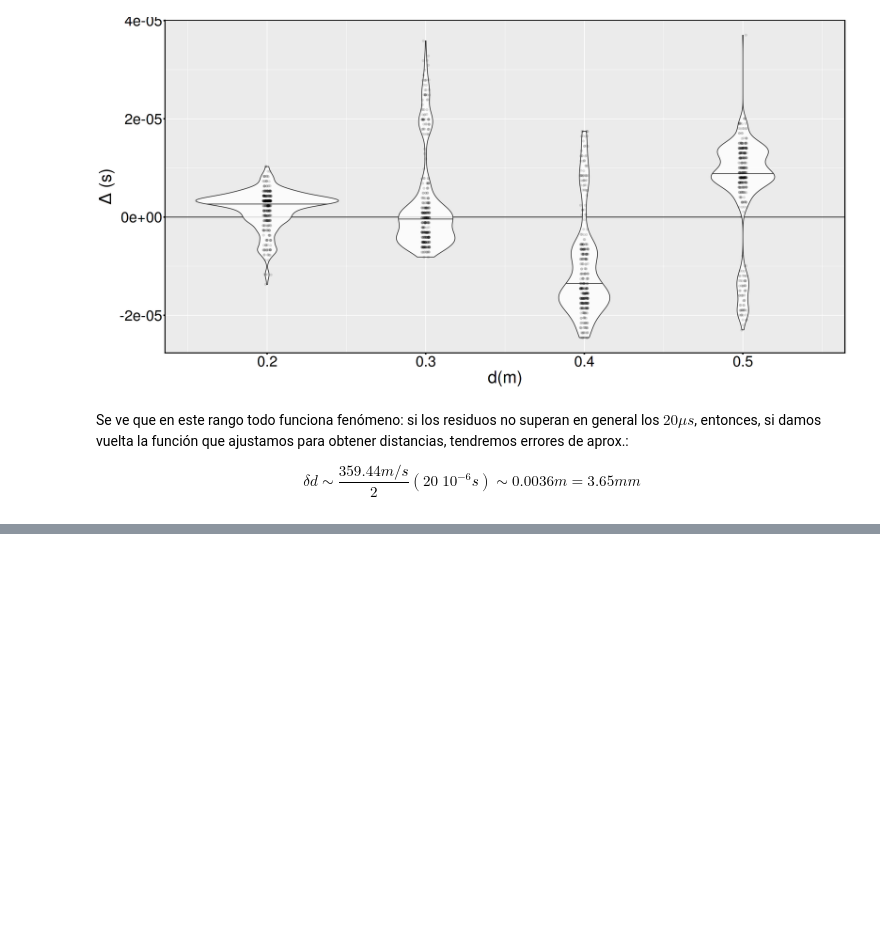
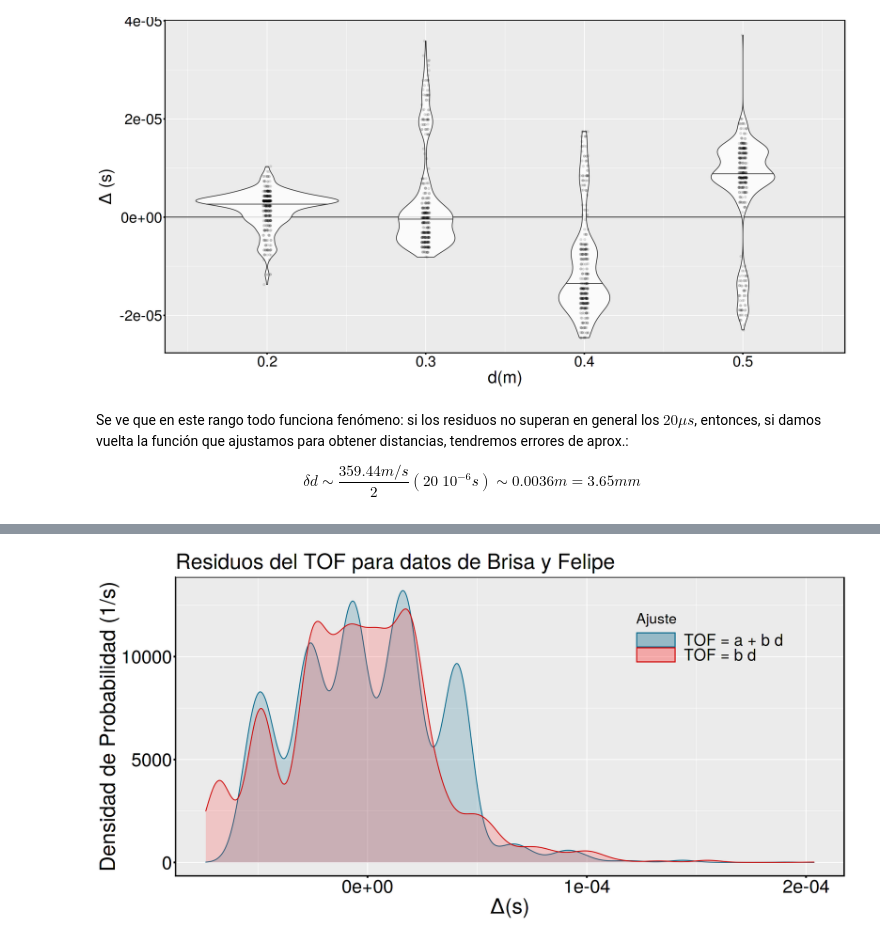
Before and after one commit to juanpabloderosas/FexpI, a Jupyter notebook: Análisis de Datos/Labo5/AnDatos5.ipynb, the cells around one changed output, grey strips where cells are left out. Saved outputs shown, nothing was run; the diff lists cells and outputs as text; code cells hidden in the pictures; blank space fills up the shorter version.

```diff
--- a/Análisis de Datos/Labo5/AnDatos5.ipynb
+++ b/Análisis de Datos/Labo5/AnDatos5.ipynb
@@ -260,0 +385,15 @@ $$
+# %%
+library(scales)
+gh <- ggplot(data = datos) +
+#geom_histogram(aes(y = ..density.. ), bins = nclass.FD(datos$residuosAB), alpha = 0.3) +
+geom_density(aes(x = residuosAB, fill = "TOF = a + b d", colour = "TOF = a + b d"), alpha = 0.2 ,adjust = 1) +
+geom_density(aes(x = residuosA,  fill = "TOF = b d", colour = "TOF = b d"), alpha = 0.2,adjust = 1) +
+scale_fill_manual(values = c("TOF = a + b d"="DeepSkyBlue4", "TOF = b d" = "firebrick1"), name = "Ajuste") +
+scale_colour_manual(values = c("TOF = a + b d"="DeepSkyBlue4", "TOF = b d" = "Red3"), name = "Ajuste", ) +
+xlab(TeX("$\\Delta (s)$")) + ylab("Densidad de Probabilidad (1/s)") +
+ggtitle("Residuos del TOF para datos de Brisa y Felipe") +
+temajuan + theme(legend.position = c(0.8,0.8))
+# %%
+gh
+# %% [output]
+[figure, added]
```
Also changed, not shown: parts of 28 cells of this notebook, 1 other file.
